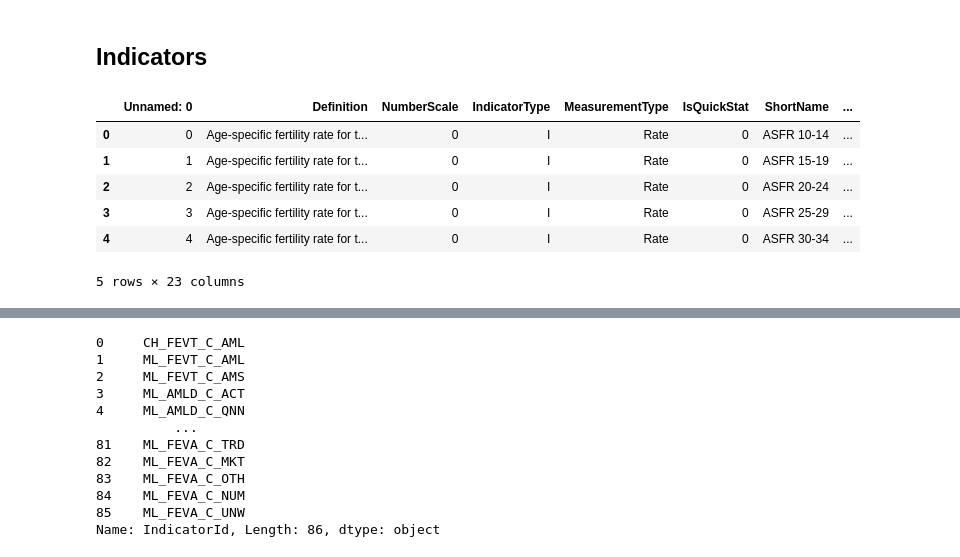
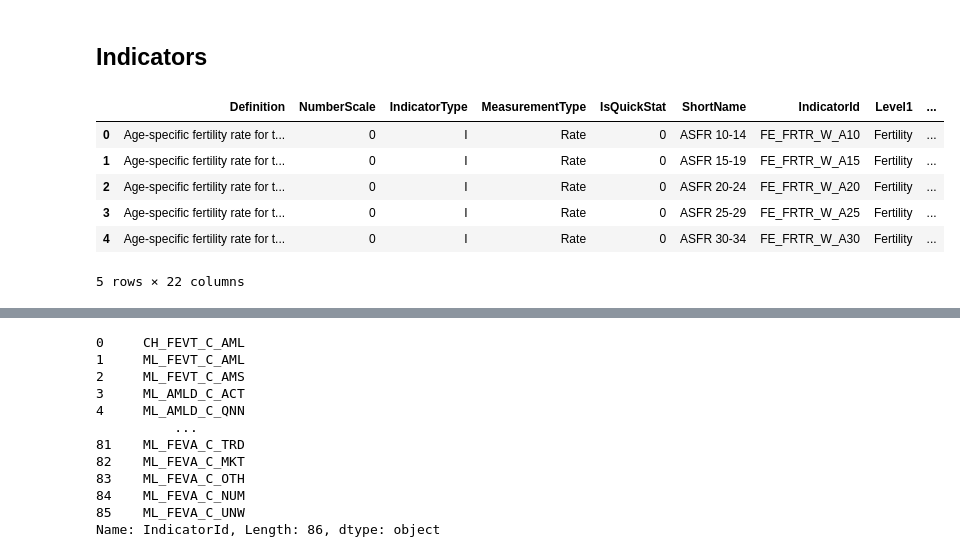
Before and after one commit to rjzupkoii/WHO-Malaria-pfhrp23, a Jupyter notebook: task_1/dhs_raw.ipynb, the cells around one changed output, grey strips where cells are left out. Cells and saved outputs as stored; diff of their text form; code cells hidden in the pictures.

```diff
--- a/task_1/dhs_raw.ipynb
+++ b/task_1/dhs_raw.ipynb
@@ -35,16 +35,16 @@ countries
 # %% [markdown]
 ## Indicators
 # %%
-# indicators =pd.read_csv('dhs_indicators.csv')
-# indicators.head()
+indicators =pd.read_csv('dhs_indicators.csv')
+indicators.head()
 # %% [output]
-|  | Unnamed: 0 | Definition | NumberScale | IndicatorType | MeasurementType | IsQuickStat | ShortName | ... |
-| 0 | 0 | Age-specific fertility rate for t... | 0 | I | Rate | 0 | ASFR 10-14 | ... |
-| 1 | 1 | Age-specific fertility rate for t... | 0 | I | Rate | 0 | ASFR 15-19 | ... |
-| 2 | 2 | Age-specific fertility rate for t... | 0 | I | Rate | 0 | ASFR 20-24 | ... |
-| 3 | 3 | Age-specific fertility rate for t... | 0 | I | Rate | 0 | ASFR 25-29 | ... |
-| 4 | 4 | Age-specific fertility rate for t... | 0 | I | Rate | 0 | ASFR 30-34 | ... |
+|  | Definition | NumberScale | IndicatorType | MeasurementType | IsQuickStat | ShortName | IndicatorId | Level1 | ... |
+| 0 | Age-specific fertility rate for t... | 0 | I | Rate | 0 | ASFR 10-14 | FE_FRTR_W_A10 | Fertility | ... |
+| 1 | Age-specific fertility rate for t... | 0 | I | Rate | 0 | ASFR 15-19 | FE_FRTR_W_A15 | Fertility | ... |
+| 2 | Age-specific fertility rate for t... | 0 | I | Rate | 0 | ASFR 20-24 | FE_FRTR_W_A20 | Fertility | ... |
+| 3 | Age-specific fertility rate for t... | 0 | I | Rate | 0 | ASFR 25-29 | FE_FRTR_W_A25 | Fertility | ... |
+| 4 | Age-specific fertility rate for t... | 0 | I | Rate | 0 | ASFR 30-34 | FE_FRTR_W_A30 | Fertility | ... |
-5 rows × 23 columns
+5 rows × 22 columns
 # %%
 # http = urllb.PoolManager()
 
```
Also changed, not shown: parts of 4 cells of this notebook.
